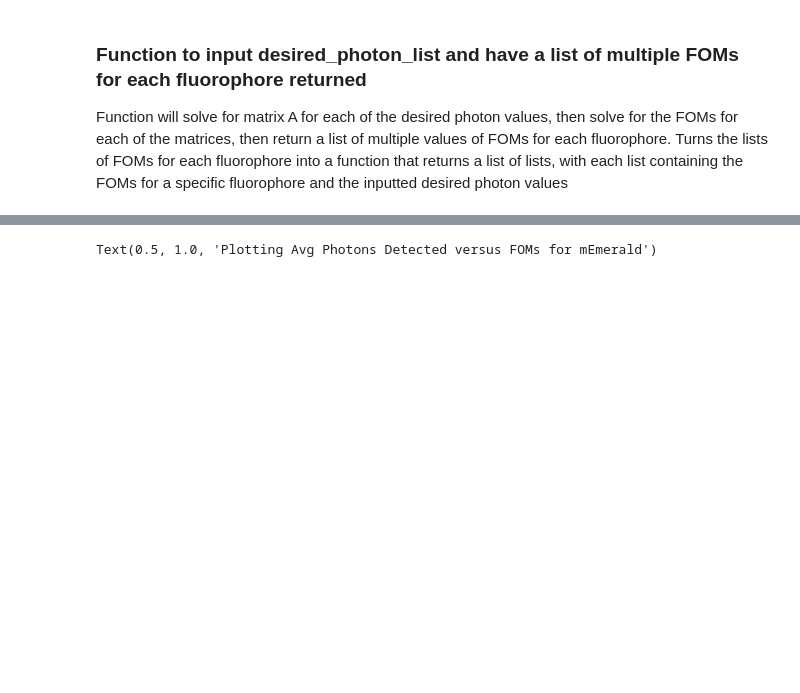
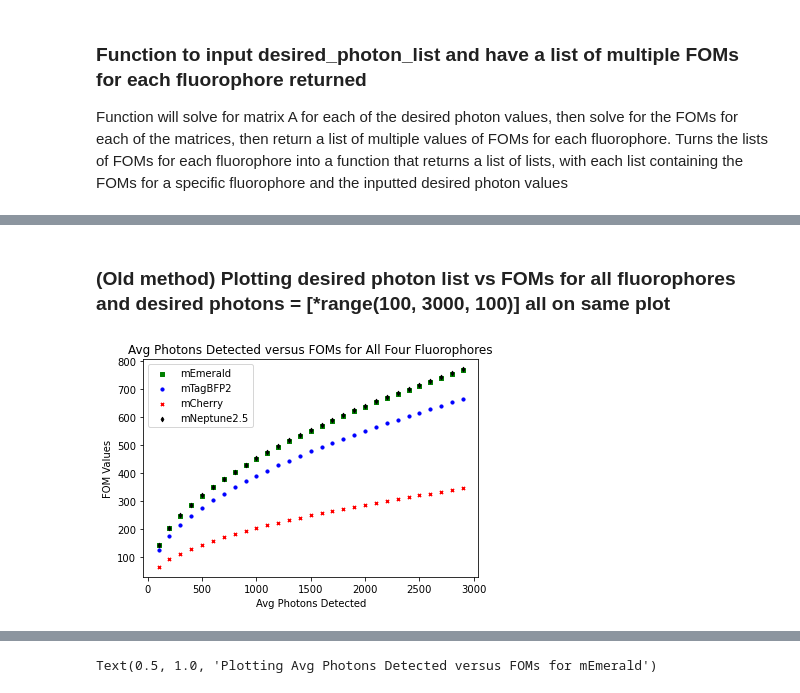
Before and after one commit to PatrickLaRiviereLab/hyperspectral, a Jupyter notebook: Model.ipynb, the cells around one changed output, grey strips where cells are left out. Cells and saved outputs as stored; diff of their text form; code cells hidden in the pictures; blank space fills up the shorter version.

```diff
--- a/Model.ipynb
+++ b/Model.ipynb
@@ -365,9 +321,12 @@ my_list
 ### Function to input desired_photon_list and have a list of multiple FOMs for each fluorophore returned
 Function will solve for matrix A for each of the desired photon values, then solve for the FOMs for each of the matrices, then return a list of multiple values of FOMs for each fluorophore. Turns the lists of FOMs for each fluorophore into a function that returns a list of lists, with each list containing the FOMs for a specific fluorophore and the inputted desired photon values
 # %%
-def calc_multiple_FOMs(desired_photons_list):
+def calc_multiple_FOMs(desired_photons_list, x):
+    # Input: two lists
+    # Output: returns a list of the FOMs for each of the fluorophoress
+    #       (i.e fist list corresponds to the FOMs for each desired photon value for mEmerald)
     A_for_desired_photons = calc_A_for_varying_photons(desired_photons_list) # this produces a list of matrices, each 200x4
-    x = [1, 1, 1, 1] # concentration of each fluorophore
+    # x = [1, 1, 1, 1] # concentration of each fluorophore
     FOM_list_varying_photons = []
     for matrix in A_for_desired_photons: # for each matrix in A_for_desired_photons
         calculated_FOMs = calc_FOM(matrix, x) # do this. it will loop on its own (that's what the for-loop is for)
@@ -377,7 +336,4 @@ def calc_multiple_FOMs(desired_photons_list):
         FOM_spectra = [item[j] for item in FOM_list_varying_photons]
         FOM_spectra_list.append(FOM_spectra)
 
-    return FOM_spectra_list # returns a list of the FOMs for each of the fluorophore's (i.e fist list corresponds to the FOMs for each desired photon value for mEmerald)
-
-FOM_spectra_list = calc_multiple_FOMs([100, 200, 300])
-print(FOM_spectra_list)
+    return FOM_spectra_list
@@ -436,0 +453,18 @@ plt.show()
+# %% [markdown]
+### (Old method) Plotting desired photon list vs FOMs for all fluorophores and desired photons = [*range(100, 3000, 100)] all on same plot
+# %%
+fig = plt.figure()
+ax1 = fig.add_subplot(111)
+
+ax1.scatter(desired_photons_list, FOM_spectra_list[0], s=10, c='g', marker="s", label='mEmerald')
+ax1.scatter(desired_photons_list, FOM_spectra_list[1], s=10, c='b', marker="o", label='mTagBFP2')
+ax1.scatter(desired_photons_list, FOM_spectra_list[2], s=10, c='r', marker="x", label='mCherry')
+ax1.scatter(desired_photons_list, FOM_spectra_list[3], s=10, c='black', marker="d", label='mNeptune2.5')
+plt.legend(loc='upper left')
+plt.ylabel('FOM Values')
+plt.xlabel('Avg Photons Detected')
+plt.title('Avg Photons Detected versus FOMs for All Four Fluorophores')
+plt.savefig('Figures/Total Avg Photons Detected vs FOMs.pdf')
+plt.show()
+# %% [output]
+[figure, added]
```
Also changed, not shown: parts of 53 cells of this notebook, 12 other files.
